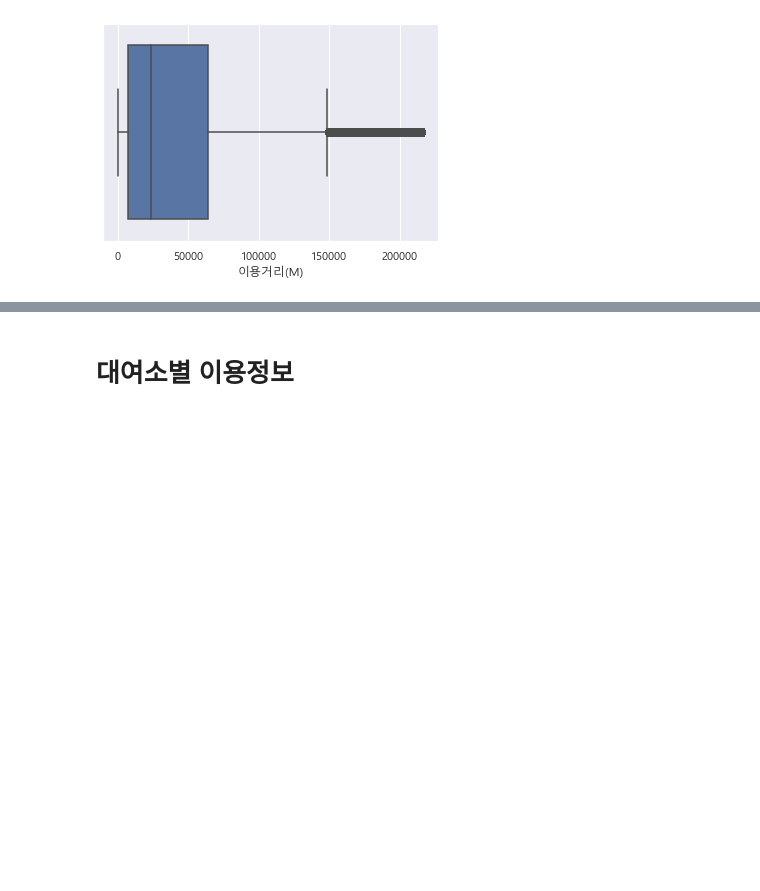
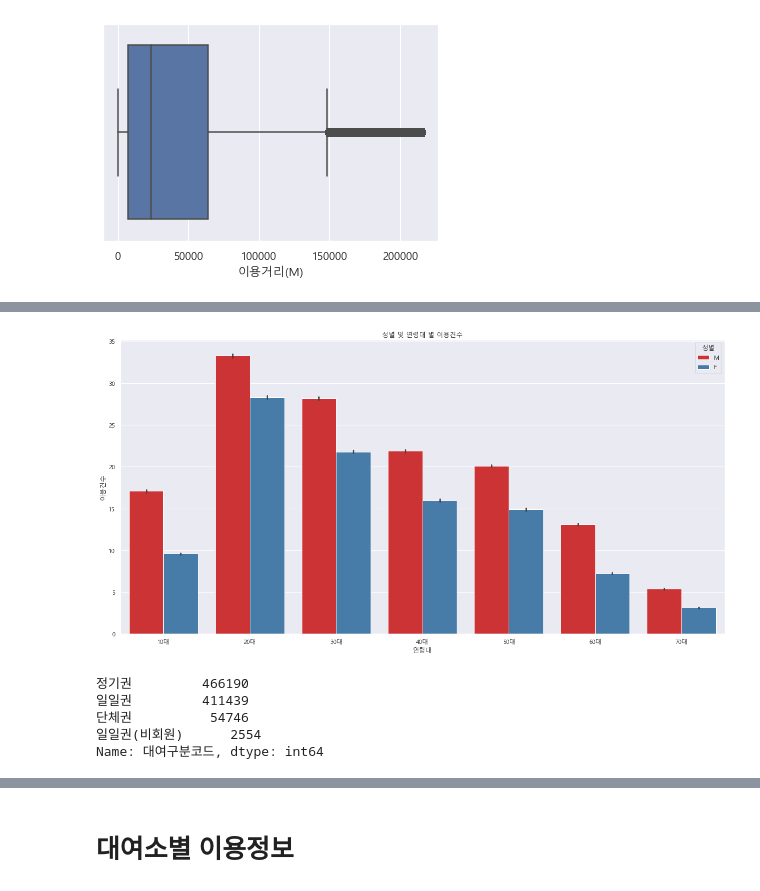
Before and after one commit to won4513/bigdata_campus, a Jupyter notebook: Bicycle/won.ipynb, the cells around one changed output, grey strips where cells are left out. Saved outputs shown, nothing was run; the diff lists cells and outputs as text; code cells hidden in the pictures; blank space fills up the shorter version.

```diff
--- a/Bicycle/won.ipynb
+++ b/Bicycle/won.ipynb
@@ -112,0 +189,7 @@ sns.boxplot(use_df_no_outliers['이용거리(M)'])
+# %%
+use_df.dropna(inplace=True)
+# %%
+use_df = use_df[use_df['이용시간(분)'] != 0]
+# %%
+use_df['연령대코드'] = use_df['연령대코드'].astype(int)
+use_df['연령대코드'] = use_df['연령대코드'].astype(str) + '대'
@@ -112,0 +198,24 @@ sns.boxplot(use_df_no_outliers['이용거리(M)'])
+# %%
+age_order = ["10대", "20대", "30대", "40대", "50대", "60대", "70대"]
+
+# "연령대코드"를 범주형 데이터로 설정하고 정의한 순서로 정렬
+use_df["연령대코드"] = pd.Categorical(use_df["연령대코드"], categories=age_order, ordered=True)
+use_df = use_df.sort_values(by="연령대코드")
+# %%
+# 시각화
+plt.figure(figsize=(20, 10))
+sns.barplot(x='연령대코드', y='이용건수', data=use_df, hue='성별', palette="Set1")
+plt.xlabel("연령대")
+plt.ylabel("이용건수")
+plt.title("성별 및 연령대 별 이용건수")
+plt.show()
+# %% [output]
+[figure, added]
+# %%
+use_df['대여구분코드'].value_counts()
+# %% [output]
+정기권         466190
+일일권         411439
+단체권          54746
+일일권(비회원)      2554
+Name: 대여구분코드, dtype: int64
```
Also changed, not shown: parts of 37 cells of this notebook.
